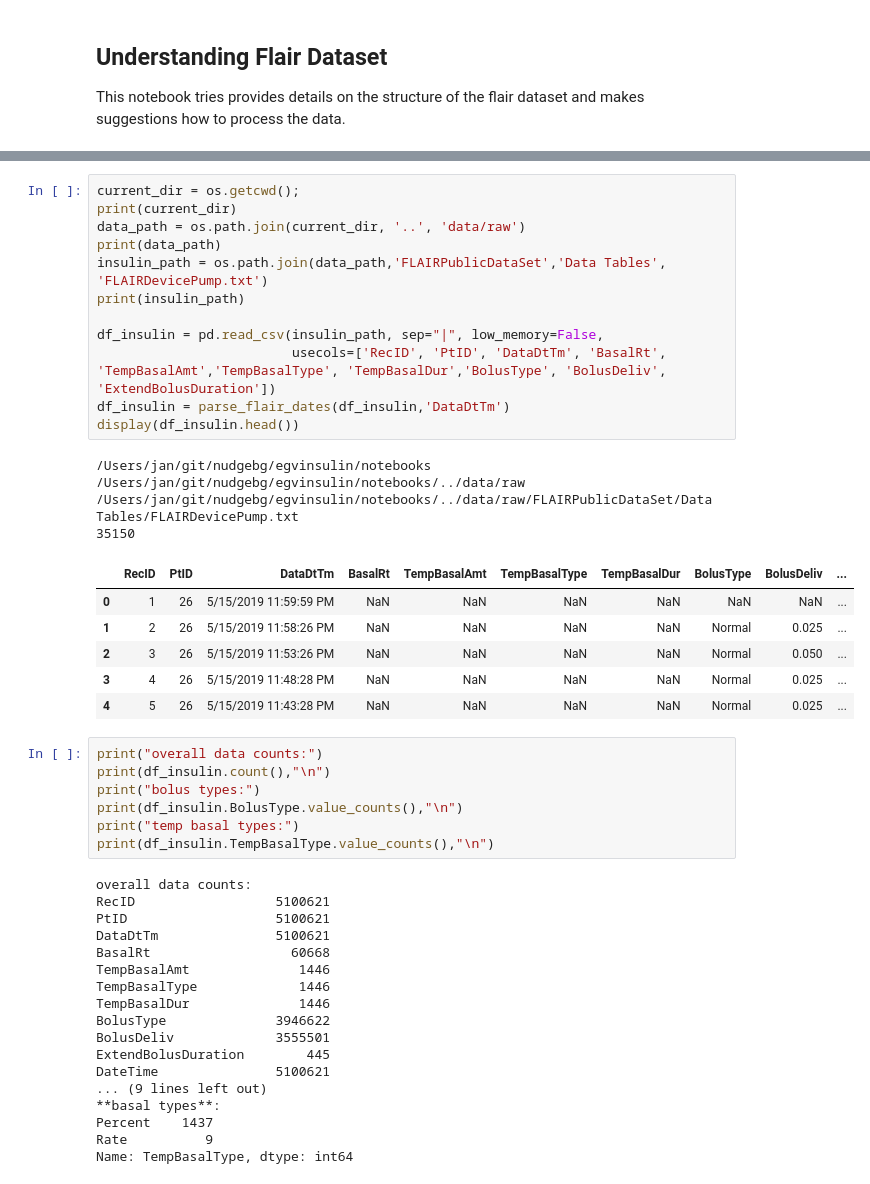
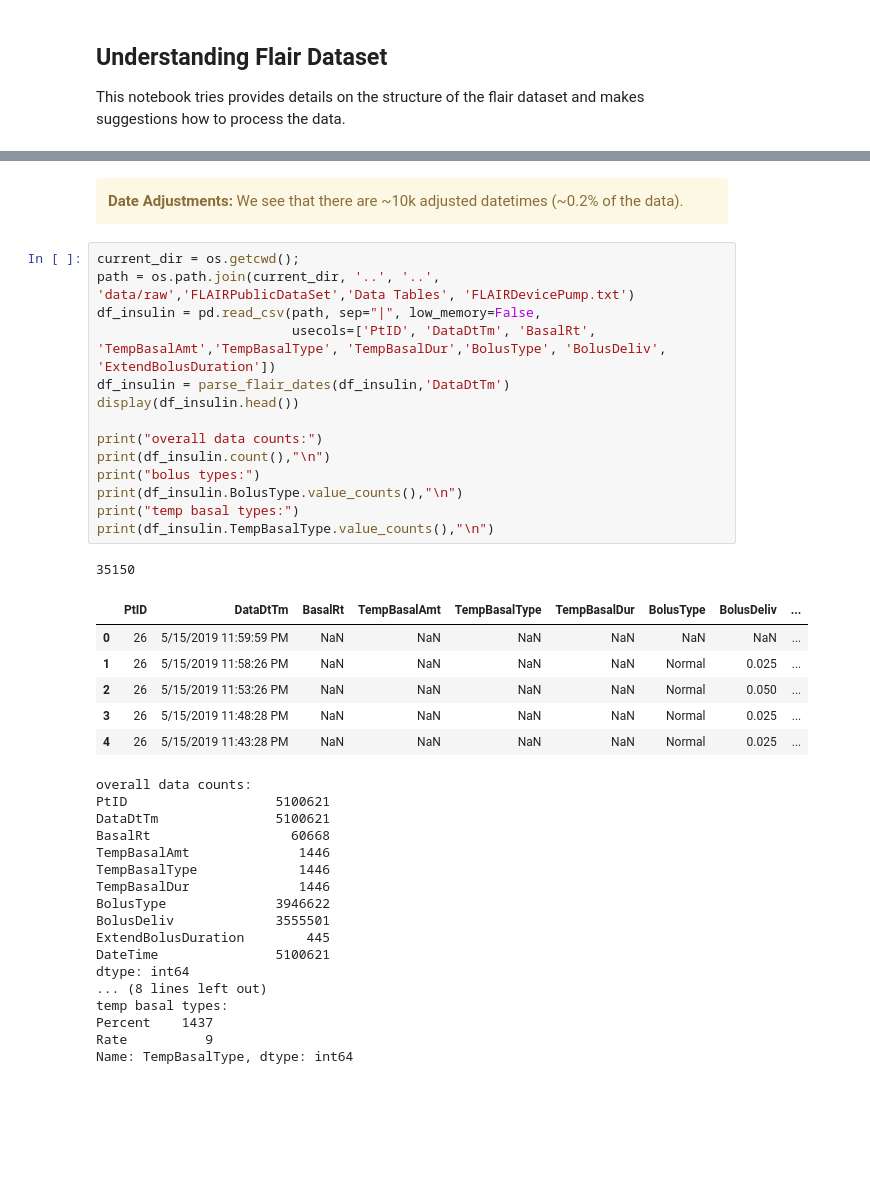
Before and after one commit to nudgebg/egvinsulin, a Jupyter notebook: notebooks/understand-flair-dataset/understand-flair-dataset.ipynb, the cells around one changed output, grey strips where cells are left out. Cells and saved outputs as stored; diff of their text form; blank space fills up the shorter version.

```diff
--- a/notebooks/understand-flair-dataset/understand-flair-dataset.ipynb
+++ b/notebooks/understand-flair-dataset/understand-flair-dataset.ipynb
@@ -28,49 +114,44 @@ def parse_flair_dates(df, date_column):
+# %% [markdown]
+<div class="alert alert-block alert-warning">
+<b>Date Adjustments:</b> We see that there are ~10k adjusted datetimes (~0.2% of the data).
+</div>
 # %%
 current_dir = os.getcwd();
-print(current_dir)
-data_path = os.path.join(current_dir, '..', 'data/raw')
-print(data_path)
-insulin_path = os.path.join(data_path,'FLAIRPublicDataSet','Data Tables', 'FLAIRDevicePump.txt')
-print(insulin_path)
-
-df_insulin = pd.read_csv(insulin_path, sep="|", low_memory=False,
-                         usecols=['RecID', 'PtID', 'DataDtTm', 'BasalRt', 'TempBasalAmt','TempBasalType', 'TempBasalDur','BolusType', 'BolusDeliv', 'ExtendBolusDuration'])
+path = os.path.join(current_dir, '..', '..', 'data/raw','FLAIRPublicDataSet','Data Tables', 'FLAIRDevicePump.txt')
+df_insulin = pd.read_csv(path, sep="|", low_memory=False,
+                         usecols=['PtID', 'DataDtTm', 'BasalRt', 'TempBasalAmt','TempBasalType', 'TempBasalDur','BolusType', 'BolusDeliv', 'ExtendBolusDuration'])
 df_insulin = parse_flair_dates(df_insulin,'DataDtTm')
 display(df_insulin.head())
+
+print("overall data counts:")
+print(df_insulin.count(),"\n")
+print("bolus types:")
+print(df_insulin.BolusType.value_counts(),"\n")
+print("temp basal types:")
+print(df_insulin.TempBasalType.value_counts(),"\n")
 # %% [output]
-/Users/jan/git/nudgebg/egvinsulin/notebooks
-/Users/jan/git/nudgebg/egvinsulin/notebooks/../data/raw
-/Users/jan/git/nudgebg/egvinsulin/notebooks/../data/raw/FLAIRPublicDataSet/Data Tables/FLAIRDevicePump.txt
 35150
-|  | RecID | PtID | DataDtTm | BasalRt | TempBasalAmt | TempBasalType | TempBasalDur | BolusType | BolusDeliv | ... |
-| 0 | 1 | 26 | 5/15/2019 11:59:59 PM | NaN | NaN | NaN | NaN | NaN | NaN | ... |
-| 1 | 2 | 26 | 5/15/2019 11:58:26 PM | NaN | NaN | NaN | NaN | Normal | 0.025 | ... |
-| 2 | 3 | 26 | 5/15/2019 11:53:26 PM | NaN | NaN | NaN | NaN | Normal | 0.050 | ... |
-| 3 | 4 | 26 | 5/15/2019 11:48:28 PM | NaN | NaN | NaN | NaN | Normal | 0.025 | ... |
-| 4 | 5 | 26 | 5/15/2019 11:43:28 PM | NaN | NaN | NaN | NaN | Normal | 0.025 | ... |
+|  | PtID | DataDtTm | BasalRt | TempBasalAmt | TempBasalType | TempBasalDur | BolusType | BolusDeliv | ... |
+| 0 | 26 | 5/15/2019 11:59:59 PM | NaN | NaN | NaN | NaN | NaN | NaN | ... |
+| 1 | 26 | 5/15/2019 11:58:26 PM | NaN | NaN | NaN | NaN | Normal | 0.025 | ... |
+| 2 | 26 | 5/15/2019 11:53:26 PM | NaN | NaN | NaN | NaN | Normal | 0.050 | ... |
+| 3 | 26 | 5/15/2019 11:48:28 PM | NaN | NaN | NaN | NaN | Normal | 0.025 | ... |
+| 4 | 26 | 5/15/2019 11:43:28 PM | NaN | NaN | NaN | NaN | Normal | 0.025 | ... |
+overall data counts:
+PtID                   5100621
+DataDtTm               5100621
+BasalRt                  60668
+TempBasalAmt              1446
+TempBasalType             1446
+TempBasalDur              1446
+BolusType              3946622
+BolusDeliv             3555501
+ExtendBolusDuration        445
+DateTime               5100621
+dtype: int64
+... (8 lines left out)
+temp basal types:
+Percent    1437
+Rate          9
+Name: TempBasalType, dtype: int64
-# %%
-print("overall data counts:")
-print(df_insulin.count(),"\n")
-print("bolus types:")
-print(df_insulin.BolusType.value_counts(),"\n")
-print("temp basal types:")
-print(df_insulin.TempBasalType.value_counts(),"\n")
-# %% [output]
-overall data counts:
-RecID                  5100621
-PtID                   5100621
-DataDtTm               5100621
-BasalRt                  60668
-TempBasalAmt              1446
-TempBasalType             1446
-TempBasalDur              1446
-BolusType              3946622
-BolusDeliv             3555501
-ExtendBolusDuration        445
-DateTime               5100621
-... (9 lines left out)
-**basal types**:
-Percent    1437
-Rate          9
-Name: TempBasalType, dtype: int64
 # %% [markdown]
```
Also changed, not shown: parts of 26 cells of this notebook.
